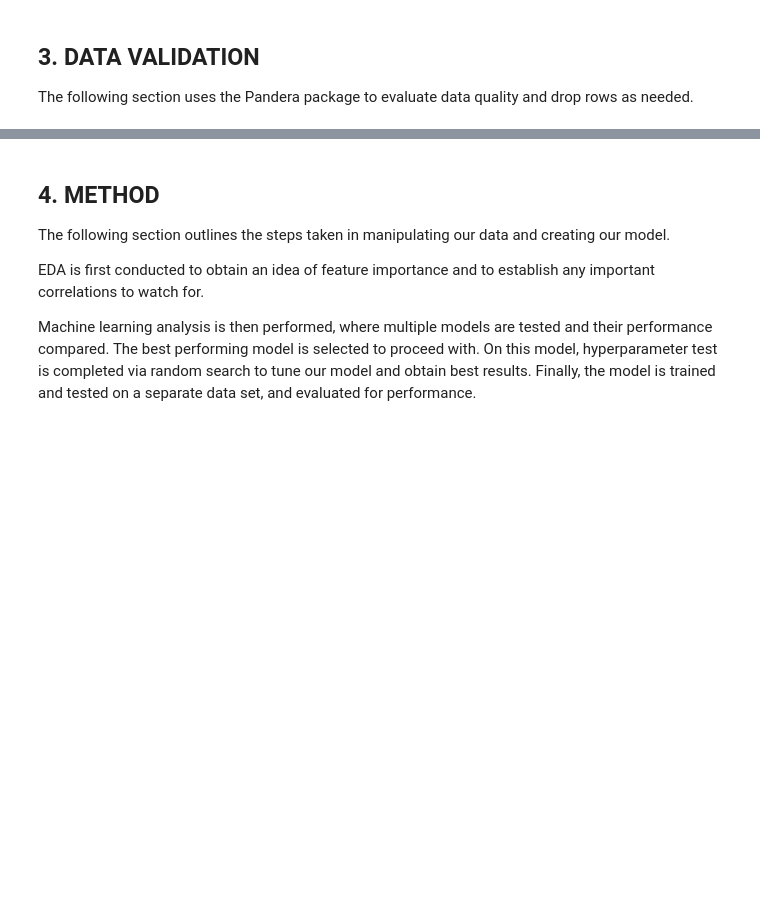
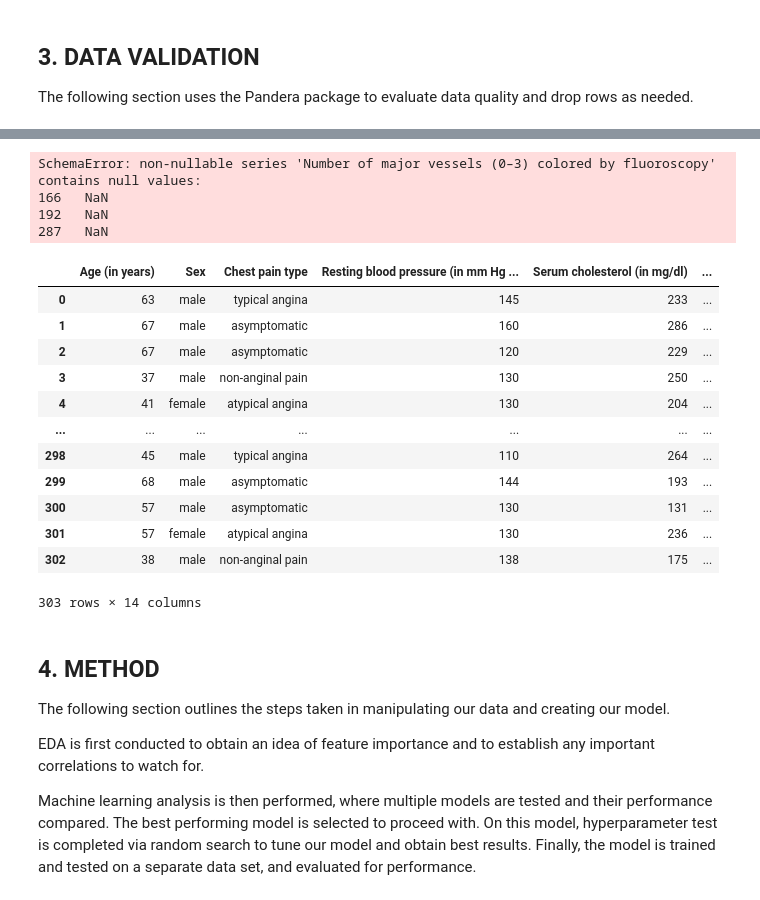
Before and after one commit to UBC-MDS/DSCI-522-2425-team35-Heart_disease_diagnostic_machine, a Jupyter notebook: heart_diagnostic_analysis.ipynb, the cells around one changed output, grey strips where cells are left out. Saved outputs shown, nothing was run; the diff lists cells and outputs as text; code cells hidden in the pictures; blank space fills up the shorter version.

Commit message:
created pandera schema object

```diff
--- a/heart_diagnostic_analysis.ipynb
+++ b/heart_diagnostic_analysis.ipynb
@@ -55,3 +55,51 @@ df.head()
+# %%
+
+schema = pa.DataFrameSchema(
+    {
+        "Age (in years)": pa.Column(int),
+        "Sex": pa.Column(str),
+        "Chest pain type": pa.Column(str),
+        "Resting blood pressure (in mm Hg on admission to the hospital)": pa.Column(int),
+        "Serum cholesterol (in mg/dl)": pa.Column(int),
+        "Fasting blood sugar > 120 mg/dl": pa.Column(bool),
+        "Resting electrocardiographic results": pa.Column(str),
+        "Maximum heart rate achieved": pa.Column(int),
+        "Exercise-induced angina": pa.Column(bool),
+        "ST depression induced by exercise relative to rest": pa.Column(float),
+        "Slope of the peak exercise ST segment": pa.Column(str),
+        "Number of major vessels (0–3) colored by fluoroscopy": pa.Column(int),
+        "Thalassemia": pa.Column(str),
+        "Diagnosis of heart disease": pa.Column(int)
+    }
+     checks=[
+        pa.Check(lambda df: ~df.duplicated().any(), error="Duplicate rows found."),
+        pa.Check(lambda df: ~(df.isna().all(axis=1)).any(), error="Empty rows found.")
+    ]
+)
+
+schema.validate(df, lazy = True)
+# %% [output]
+SchemaError: non-nullable series 'Number of major vessels (0–3) colored by fluoroscopy' contains null values:
+166   NaN
+192   NaN
+287   NaN
+# %%
+df['Diagnosis of heart disease'] = df['Diagnosis of heart disease'].replace({0: '< 50% diameter narrowing', 1: '> 50% diameter narrowing'})
+df
+# %% [output]
+|  | Age (in years) | Sex | Chest pain type | Resting blood pressure (in mm Hg ... | Serum cholesterol (in mg/dl) | ... |
+| 0 | 63 | male | typical angina | 145 | 233 | ... |
+| 1 | 67 | male | asymptomatic | 160 | 286 | ... |
+| 2 | 67 | male | asymptomatic | 120 | 229 | ... |
+| 3 | 37 | male | non-anginal pain | 130 | 250 | ... |
+| 4 | 41 | female | atypical angina | 130 | 204 | ... |
+| ... | ... | ... | ... | ... | ... | ... |
+| 298 | 45 | male | typical angina | 110 | 264 | ... |
+| 299 | 68 | male | asymptomatic | 144 | 193 | ... |
+| 300 | 57 | male | asymptomatic | 130 | 131 | ... |
+| 301 | 57 | female | atypical angina | 130 | 236 | ... |
+| 302 | 38 | male | non-anginal pain | 138 | 175 | ... |
+303 rows × 14 columns
 # %% [markdown]
 ## 4. METHOD
 
```
Also changed, not shown: parts of 1 cell of this notebook, 2 other files.
